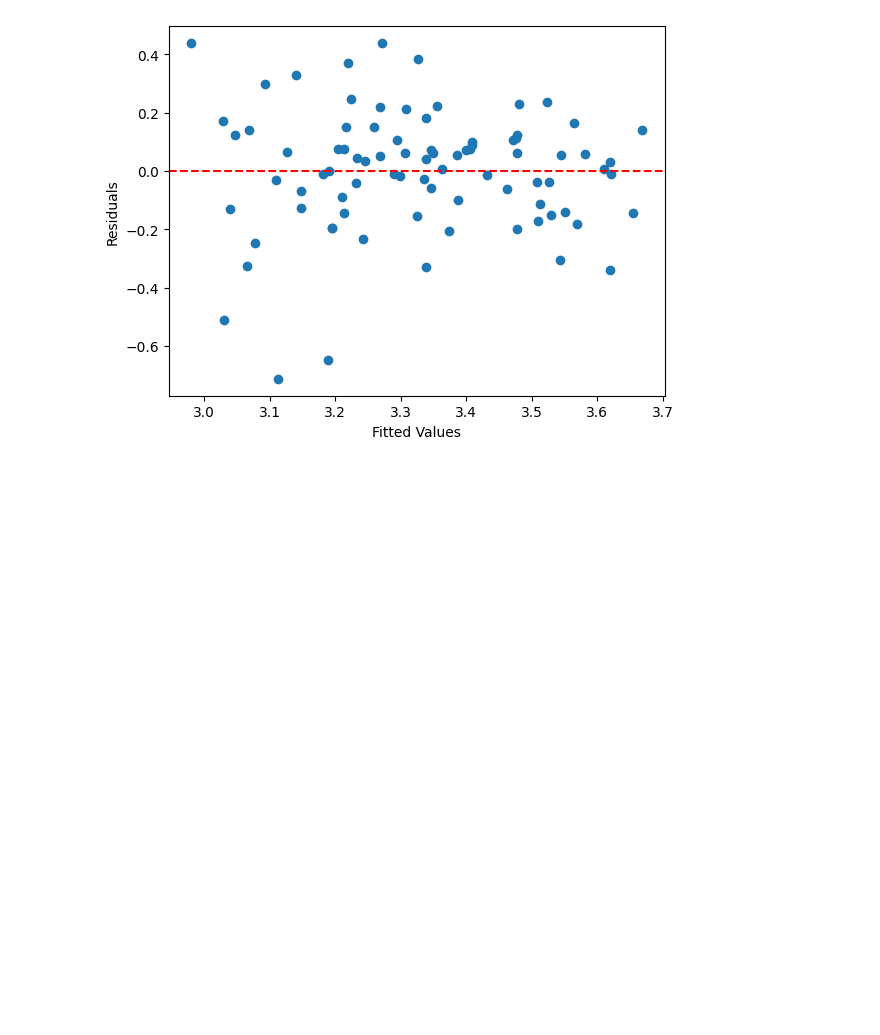
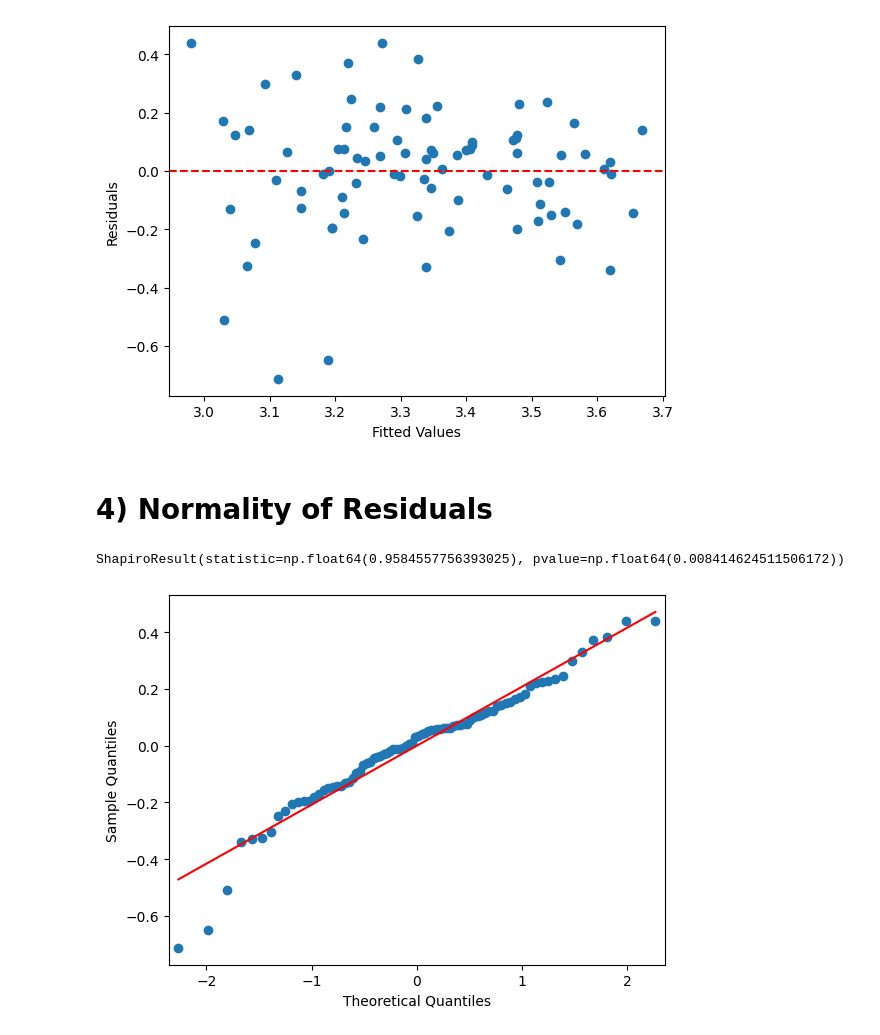
Before and after one commit to AyushDevadiga1/Machine-Learning, a Jupyter notebook: linear-regression/regression_assumptions.ipynb, the cells around one changed output. Saved outputs shown, nothing was run; the diff lists cells and outputs as text; code cells hidden in the pictures; blank space fills up the shorter version.

Commit message:
Normality of Residuals and Confidence Intervals for weight

```diff
--- a/linear-regression/regression_assumptions.ipynb
+++ b/linear-regression/regression_assumptions.ipynb
@@ -201,3 +203,5 @@ plt.show()
 [figure]
 # %%
 # Looks almost like a randoms cloud
+# %% [markdown]
+# 4) Normality of Residuals
@@ -203,0 +214,11 @@ plt.show()
+# %%
+# 1. Statistical Test (Shapiro-Wilk) - p-value > 0.05 means normally distributed
+stats.shapiro(residuals) # As we can see that as the values is below 0.05 the w_hat value is not normally distributed
+# %% [output]
+ShapiroResult(statistic=np.float64(0.9584557756393025), pvalue=np.float64(0.008414624511506172))
+# %%
+# 2. Visual Check (Q-Q Plot) - Points should follow the straight red line
+sm.qqplot(residuals, line='s')
+plt.show()
+# %% [output]
+[figure, added]
```
Also changed, not shown: parts of 3 cells of this notebook.
